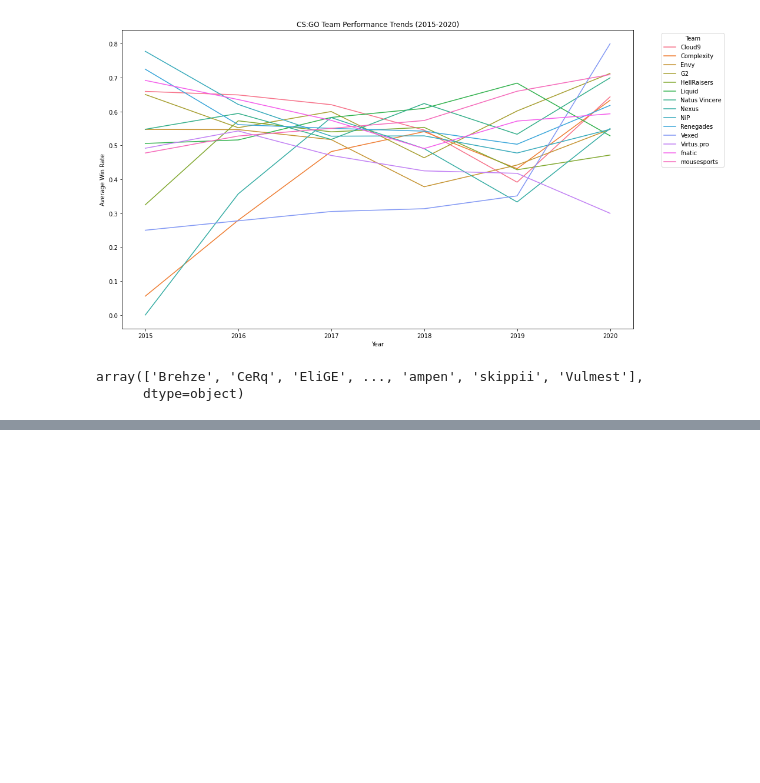
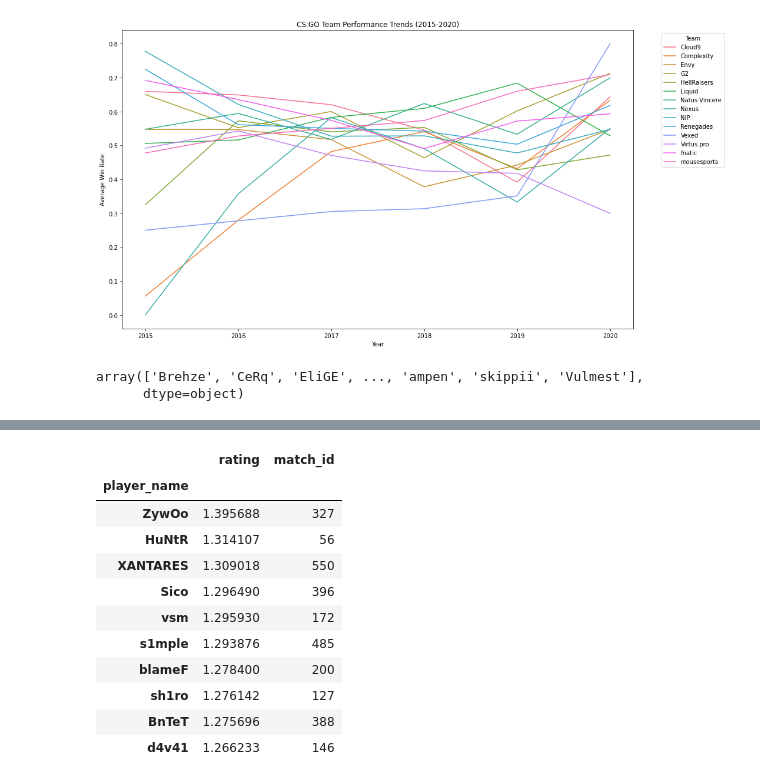
Before and after one commit to saeculumx/DataScienceTool_F23, a Jupyter notebook: project.ipynb, the cells around one changed output, grey strips where cells are left out. Saved outputs shown, nothing was run; the diff lists cells and outputs as text; code cells hidden in the pictures; blank space fills up the shorter version.

```diff
--- a/project.ipynb
+++ b/project.ipynb
@@ -131,0 +157,22 @@ Analyze frequent map choices in combination with winning teams to see if certain
+# %%
+player_stats = df_player.groupby('player_name').agg({'rating': 'mean', 'match_id': 'count'})
+
+# Filter players who have played more than 20 matches
+players_over_matches = player_stats[player_stats['match_id'] > 50]
+
+# Sort by average rating and get the top 10 players
+top_10_players = players_over_matches.sort_values(by='rating', ascending=False).head(10)
+top_10_players
+# %% [output]
+|  | rating | match_id |
+| player_name |  |  |
+| ZywOo | 1.395688 | 327 |
+| HuNtR | 1.314107 | 56 |
+| XANTARES | 1.309018 | 550 |
+| Sico | 1.296490 | 396 |
+| vsm | 1.295930 | 172 |
+| s1mple | 1.293876 | 485 |
+| blameF | 1.278400 | 200 |
+| sh1ro | 1.276142 | 127 |
+| BnTeT | 1.275696 | 388 |
+| d4v41 | 1.266233 | 146 |
```
Also changed, not shown: parts of 6 cells of this notebook.
